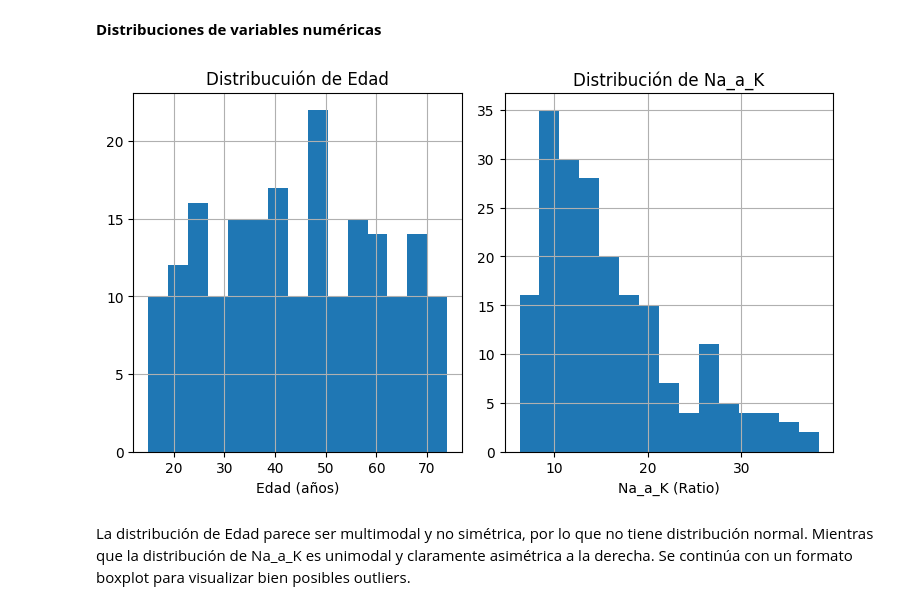
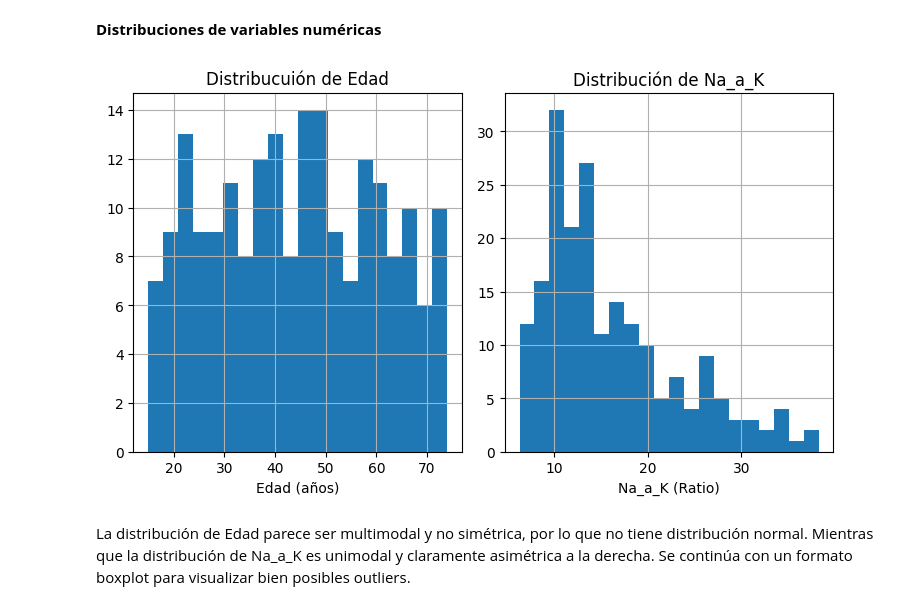
Before and after one commit to CaroRuiz92/arboles_decision_mineria_datos, a Jupyter notebook: Minería_de_Datos_TP2.ipynb, the cells around one changed output. Cells and saved outputs as stored; diff of their text form; code cells hidden in the pictures.

```diff
--- a/Minería_de_Datos_TP2.ipynb
+++ b/Minería_de_Datos_TP2.ipynb
@@ -410,21 +414,21 @@ El dataset parece no contener valores faltantes en ninguna de sus variables o fi
 # %% [markdown]
 **Distribuciones de variables numéricas**
 # %%
-data_drugType.hist(figsize=(15, 20), bins=15, layout=(5,4))
+data_drugType.hist(figsize=(15, 20), bins=20, layout=(5,4))
 plt.tight_layout()
 
 # Agregar unidades
 plt.subplot(5, 4, 1)
 plt.xlabel("Edad (años)")
 plt.title('Distribucuión de Edad')
 
 plt.subplot(5, 4, 2)
 plt.xlabel("Na_a_K (Ratio)")
 plt.title('Distribución de Na_a_K')
 
 plt.show()
 # %% [output]
-[figure, old version]
+[figure, new version]
 # %% [markdown]
 La distribución de Edad parece ser multimodal y no simétrica, por lo que no tiene distribución normal. Mientras que la distribución de Na_a_K es unimodal y claramente asimétrica a la derecha. Se continúa con un formato boxplot para visualizar bien posibles outliers.
 # %%
```
Also changed, not shown: parts of 36 cells of this notebook.
